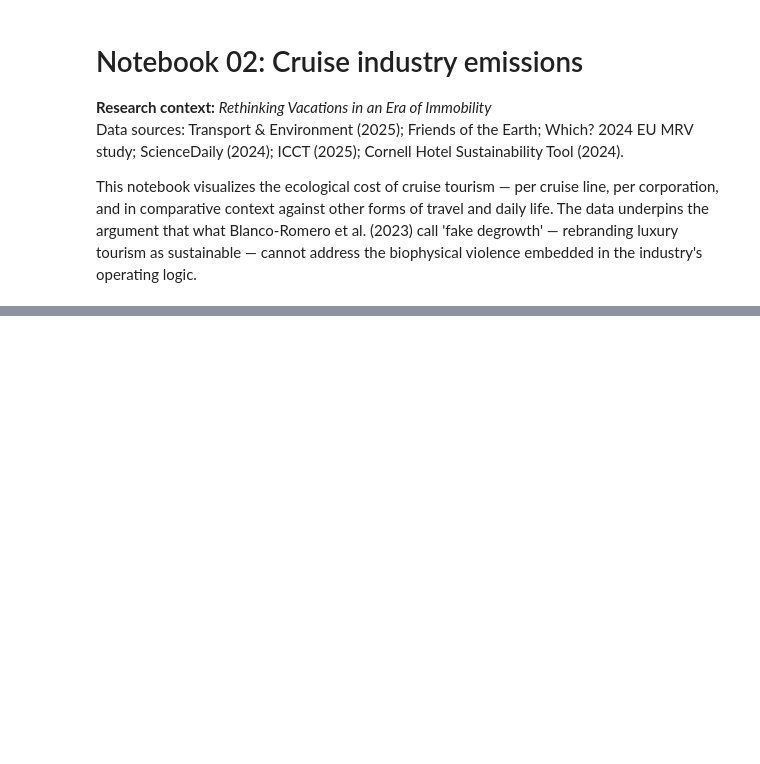
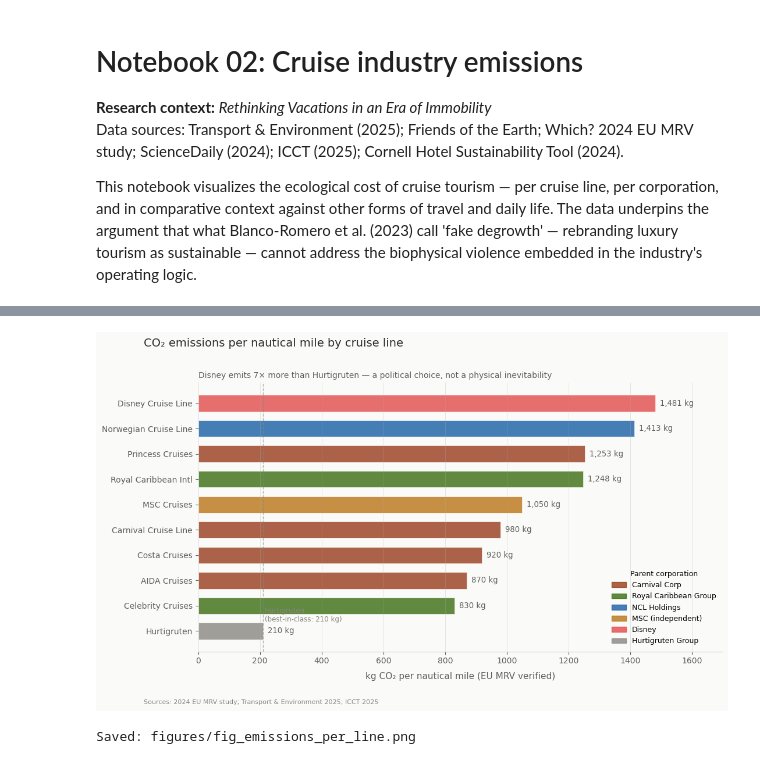
Before and after one commit to lamarojas/Cruise-Industry, a Jupyter notebook: 02_emissions.ipynb, the cells around one changed output, grey strips where cells are left out. Cells and saved outputs as stored; diff of their text form; code cells hidden in the pictures; blank space fills up the shorter version.

```diff
--- a/02_emissions.ipynb
+++ b/02_emissions.ipynb
@@ -71,34 +86,37 @@ for bar, val in zip(bars, df_sorted.co2_per_nmi_kg):
     ax.text(val + 15, bar.get_y() + bar.get_height()/2,
             f'{val:,} kg', va='center', fontsize=9.5, color=TEXT_SEC)
 
 # Reference line: Hurtigruten as best-in-class
 ax.axvline(210, color=GRAY, lw=1, linestyle='--', alpha=0.6)
 ax.text(215, 0.3, 'Hurtigruten\n(best-in-class: 210 kg)',
         fontsize=8.5, color=GRAY, va='bottom')
 
 # Legend for parent corps
 legend_items = [mpatches.Patch(color=c, alpha=0.8, label=k)
                 for k, c in corp_colors.items()]
 ax.legend(handles=legend_items, loc='lower right', frameon=False,
           fontsize=9, title='Parent corporation', title_fontsize=9)
 
 ax.set_xlabel('kg CO₂ per nautical mile (EU MRV verified)', color=TEXT_SEC, labelpad=8)
 ax.tick_params(colors=TEXT_SEC, labelsize=10)
 ax.set_xlim(0, 1700)
 ax.spines['bottom'].set_color(GRAY_LIGHT)
 
 fig.suptitle('CO₂ emissions per nautical mile by cruise line',
              x=0.08, y=1.01, ha='left', fontsize=14, fontweight='500', color=TEXT)
 ax.set_title('Disney emits 7× more than Hurtigruten — a political choice, not a physical inevitability',
              loc='left', fontsize=10, color=TEXT_SEC, pad=6)
 fig.text(0.08, -0.04,
-         'Sources: Which? 2024 EU MRV study; Transport & Environment 2025; ICCT 2025',
+         'Sources: 2024 EU MRV study; Transport & Environment 2025; ICCT 2025',
          fontsize=8, color=GRAY, ha='left')
 
 plt.tight_layout()
 fig.savefig(FIGURES / 'fig_emissions_per_line.png', dpi=200, bbox_inches='tight', facecolor=BG)
 plt.show()
 print('Saved: figures/fig_emissions_per_line.png')
+# %% [output]
+[figure, added]
+Saved: figures/fig_emissions_per_line.png
 # %%
 # --- Fig 2b: Comparative daily CO2 per person ---
 df_daily = df_comp[df_comp.category == 'Daily kg CO2 per person'].copy()
```
Also changed, not shown: parts of 4 cells of this notebook, 2 other files.
